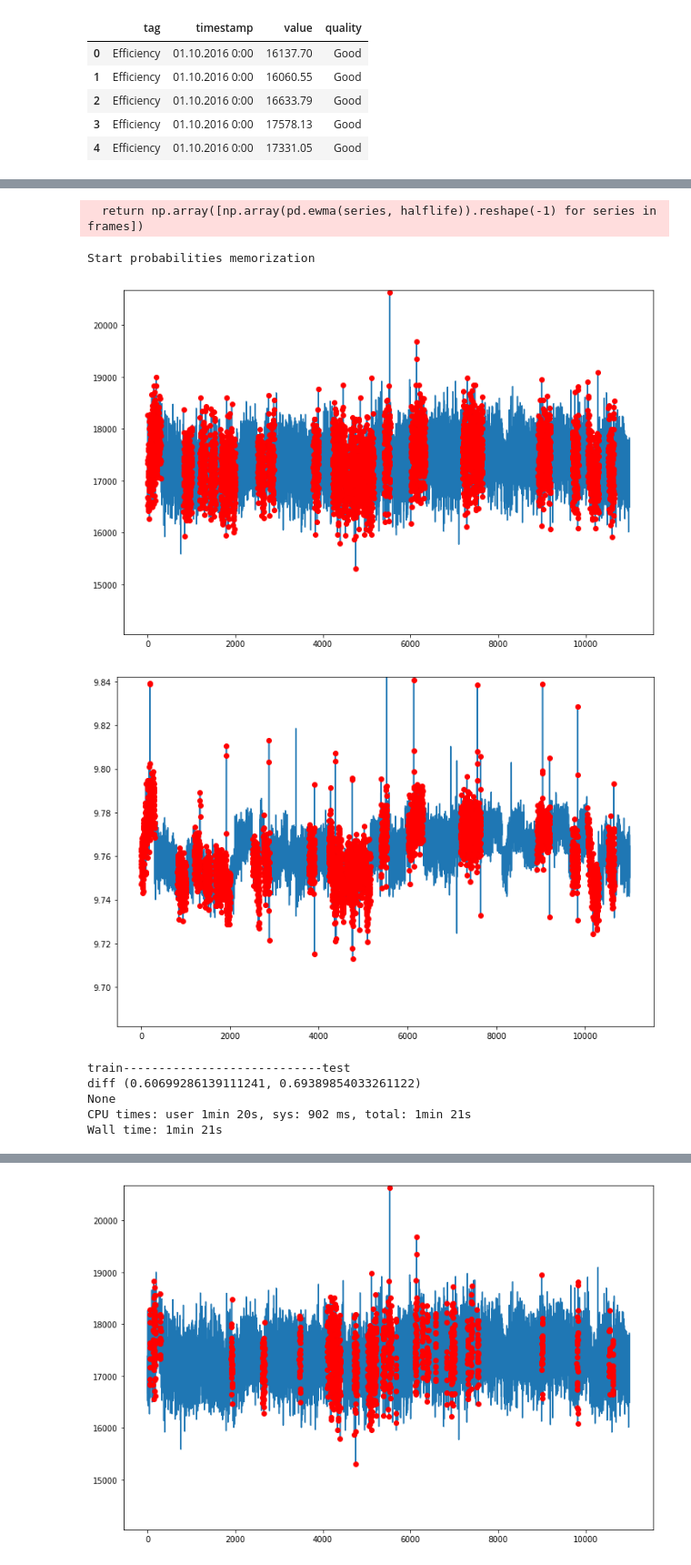
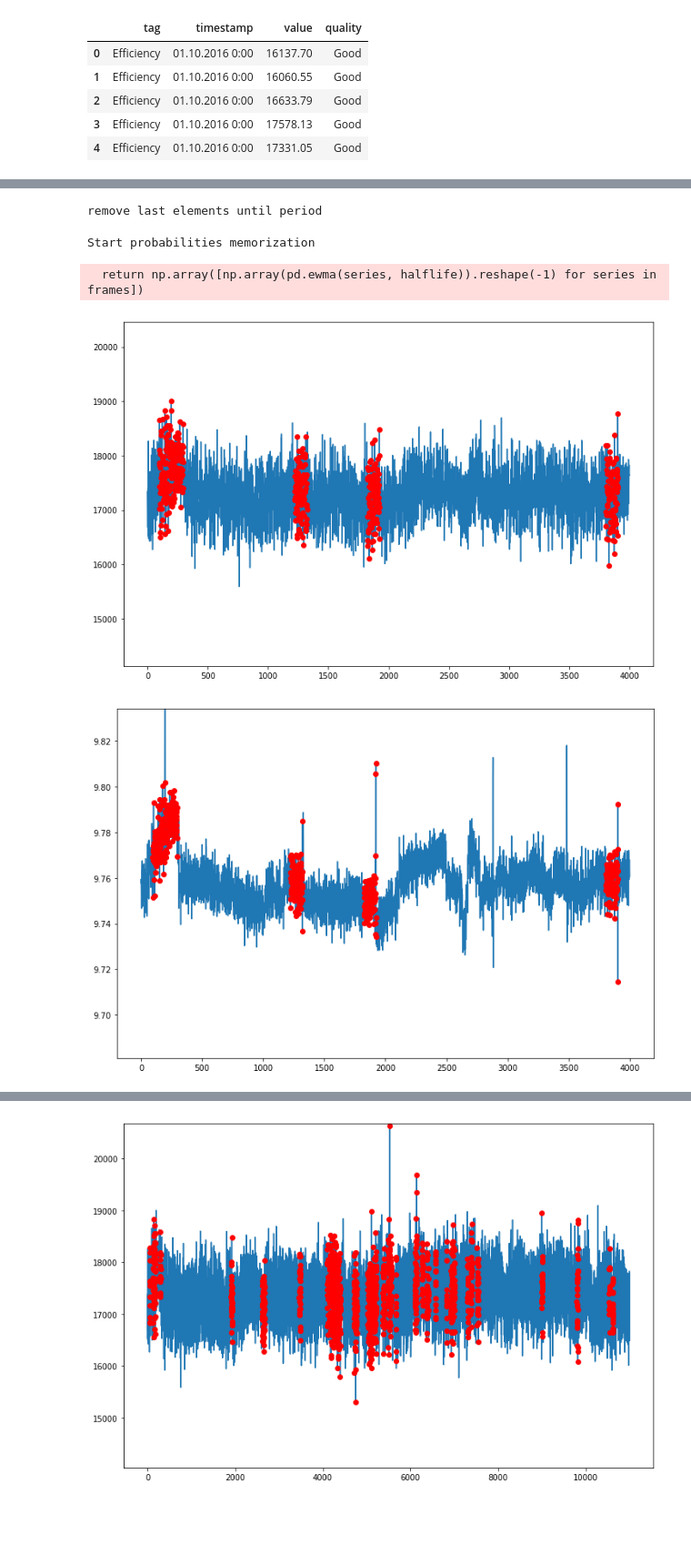
Before and after one commit to ale3otik/GlobalChangersSibur, a Jupyter notebook: notebook2.ipynb, the cells around one changed output, grey strips where cells are left out. Shown at 91% size. Saved outputs shown, nothing was run; the diff lists cells and outputs as text; code cells hidden in the pictures; blank space fills up the shorter version.

```diff
--- a/notebook2.ipynb
+++ b/notebook2.ipynb
@@ -29,7 +29,7 @@ See the caveats in the documentation: http://pandas.pydata.org/pandas-docs/stabl
 | 3 | Efficiency | 01.10.2016 0:00 | 17578.13 | Good |
 | 4 | Efficiency | 01.10.2016 0:00 | 17331.05 | Good |
 # %%
-origin_ts = eff_train[' value'][40000:150000].values
+origin_ts = eff_train[' value'][40000:80000].values
 # plt.plot(range(len(origin_ts)), origin_ts)
 lag_to_drop=10
 df = utils.get_expanded_features(origin_ts,lag_to_drop=10,plot=True)
@@ -52,17 +52,17 @@ def get_log_reg_score(target,values,model=LogisticRegression(),X_length = 50):
 # %%
 %%time
 # 1 hour predictions
-targets = utils.get_targets_with_mixture(df,horizont=2 * 6 * 11,halflife=10,top=0.05)
+targets = utils.get_targets_with_mixture(df, horizont=100, T= 11 * 6, halflife=10,
+                                         top=0.01)
 utils.plot_with_target(dropped_origin, targets)
 utils.plot_with_target(df['trend'].values, targets)
-print(get_log_reg_score(targets))
+print(models.train_test_run(LogisticRegression(),
+                            Ridge(),
+                            df, np.zeros(df.shape[0]), targets, length=100,
+                           ))
 # %% [output]
-  return np.array([np.array(pd.ewma(series, halflife)).reshape(-1) for series in frames])
+remove last elements until period
 Start probabilities memorization
+  return np.array([np.array(pd.ewma(series, halflife)).reshape(-1) for series in frames])
-[figure, old version]
+[figure, new version]
-[figure, old version]
+[figure, new version]
-train----------------------------test
-diff (0.60699286139111241, 0.69389854033261122)
-None
-CPU times: user 1min 20s, sys: 902 ms, total: 1min 21s
-Wall time: 1min 21s
```
Also changed, not shown: parts of 4 cells of this notebook.
